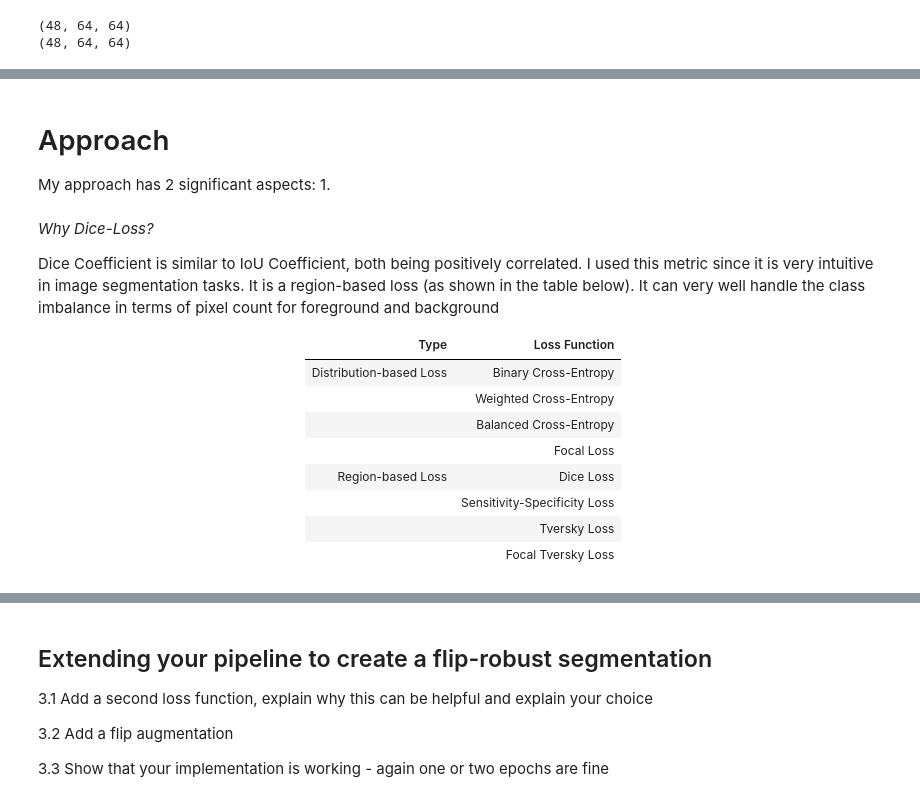
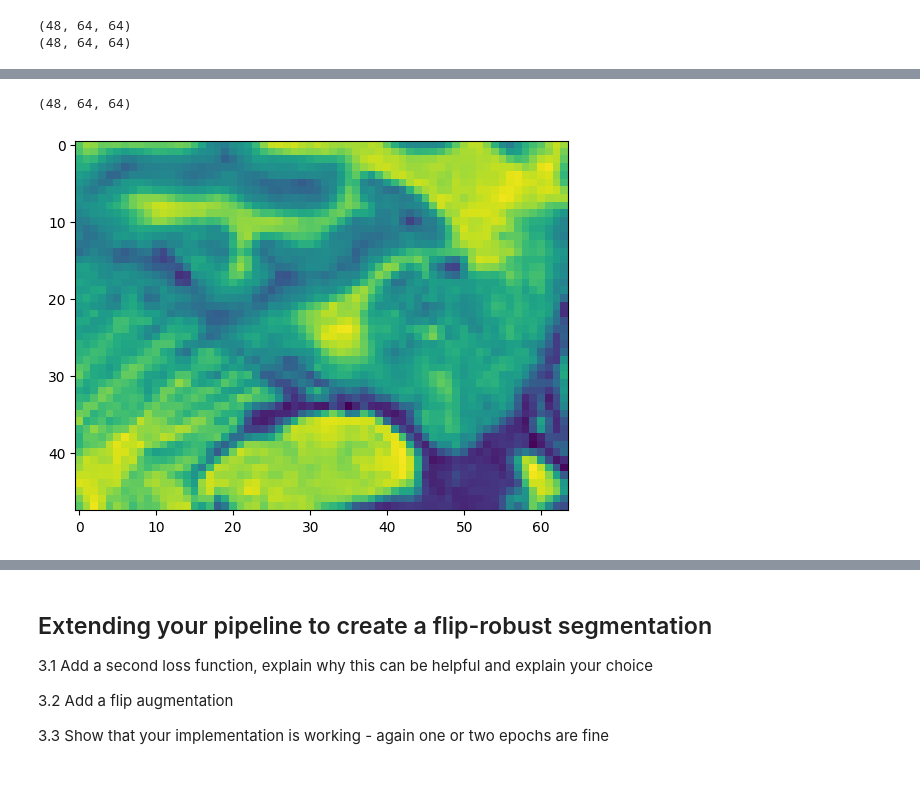
Before and after one commit to Anika-Roy/Hippocampus-Segmentation, a Jupyter notebook: approach_2.ipynb, the cells around one changed output, grey strips where cells are left out. Cells and saved outputs as stored; diff of their text form; code cells hidden in the pictures.

```diff
--- a/approach_2.ipynb
+++ b/approach_2.ipynb
@@ -153 +120,20 @@ The U-Net architecture is characterized by its U-shaped structure, which consist
+# %%
+# Load a .nii.gz file
+img = nib.load('datasets/Dryad/s01_L.nii.gz')
+# Get the image data
+img_data = img.get_fdata()
+print(img_data.shape)   # (48,64,64)
+
+slice1=(img_data[47,:,:,])
+slice2=(img_data[:,50,:])
+slice3=(img_data[:,:,10])
+
+plt.figure()
+plt.imshow(slice1)
+plt.imshow(slice2)
+plt.imshow(slice3)
+plt.show()
+# %% [output]
+(48, 64, 64)
+[figure, added]
 # %%
@@ -260,8 +236,4 @@ class CustomDataset(Dataset):
 
         return sample
-# %% [markdown]
-# Approach
-My approach has 2 significant aspects:
-1.
 # %%
 # Define the number of input channels and output classes
@@ -291,23 +258,3 @@ def dice_loss(predicted, target, smooth=1.0):
     dice_loss = 1.0 - dice_coefficient
 
     return dice_loss
-# %% [markdown]
-<i>Why Dice-Loss?</i>
-
-Dice Coefficient is similar to IoU Coefficient, both being positively correlated. I used this metric since it is very intuitive in image segmentation tasks. It is a region-based loss (as shown in the table below).  It can very well handle the class imbalance
-in terms of pixel count for foreground and background
-
-<center>
-
-| Type                           | Loss Function                    |
-|--------------------------------|----------------------------------|
-| Distribution-based Loss        | Binary Cross-Entropy             |
-|                                | Weighted Cross-Entropy           |
-|                                | Balanced Cross-Entropy           |
-|                                | Focal Loss                       |
-| Region-based Loss              | Dice Loss                        |
-|                                | Sensitivity-Specificity Loss     |
-|                                | Tversky Loss                     |
-|                                | Focal Tversky Loss               |
-
-</center>
```
Also changed, not shown: parts of 27 cells of this notebook, 2 other files.
